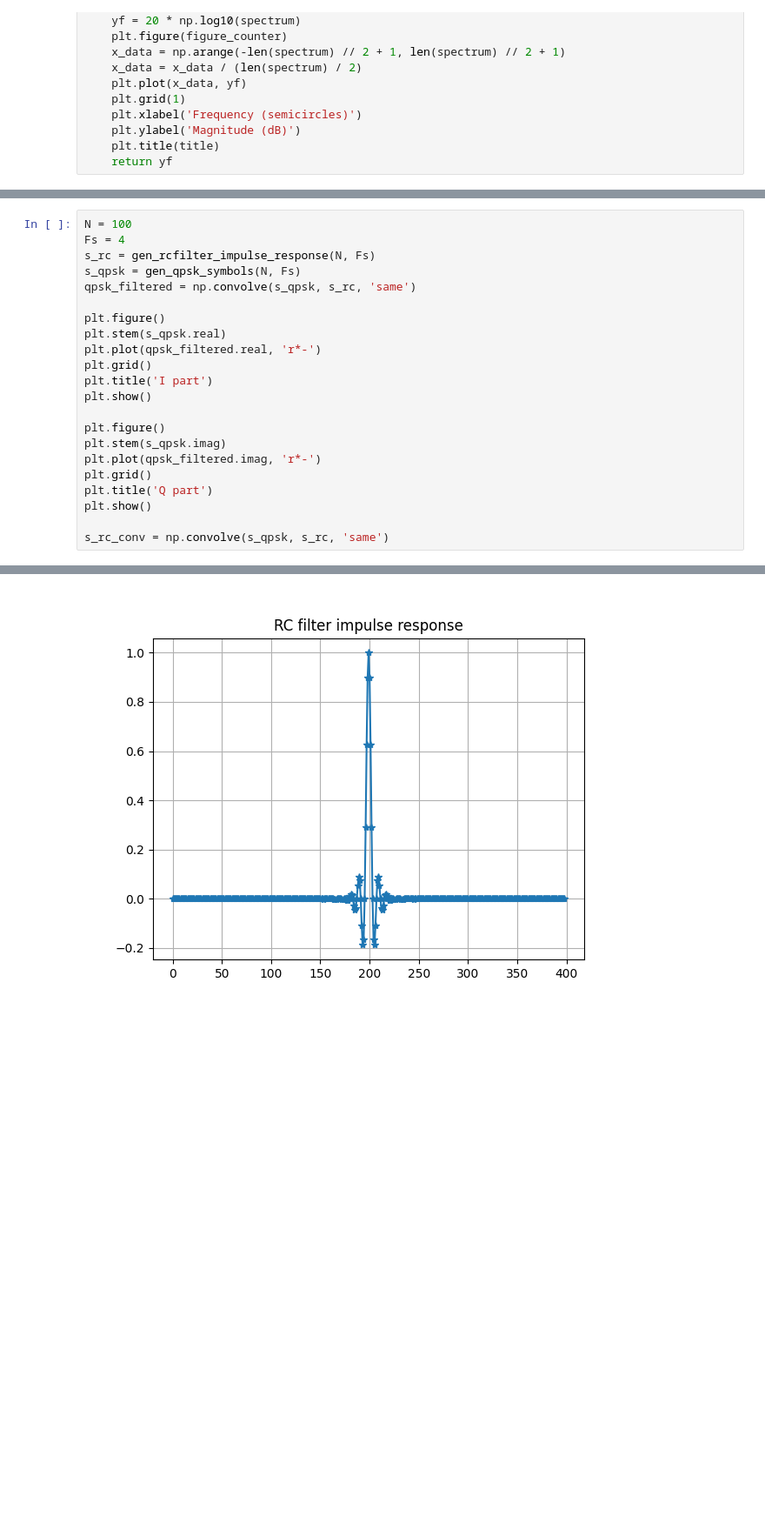
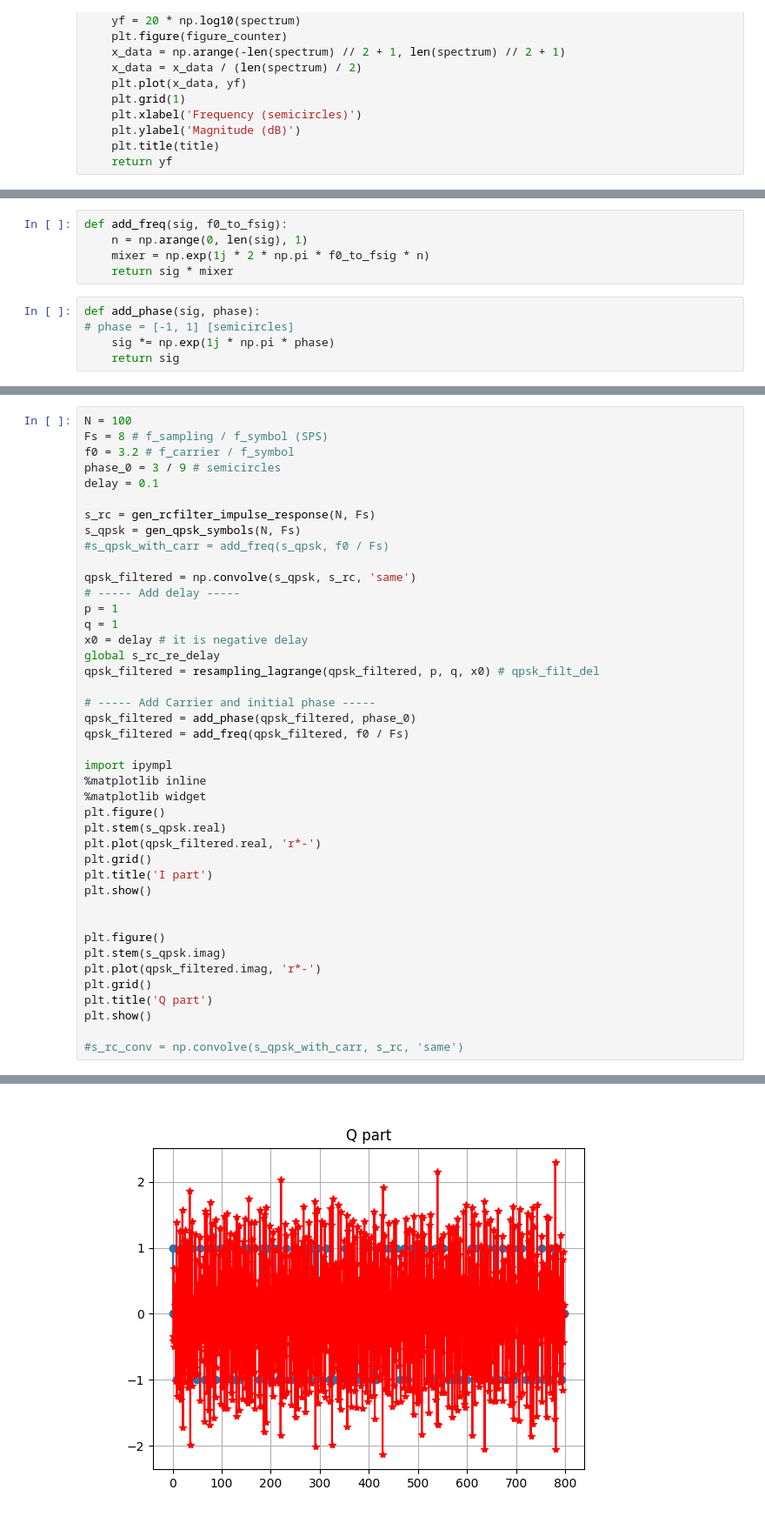
Before and after one commit to incredibleSaint/signal_processing, a Jupyter notebook: qpsk_visualization.ipynb, the cells around one changed output, grey strips where cells are left out. Shown: that part at 87% size. Drawn from its saved outputs; the diff is of its cells as text; blank space fills up the shorter version.

Commit message:
[f] sps [+] carrier frequency

```diff
--- a/qpsk_visualization.ipynb
+++ b/qpsk_visualization.ipynb
@@ -88,4 +95,14 @@ def gen_rcfilter_impulse_response(n, fs):
     return s_psf
+# %%
+def add_freq(sig, f0_to_fsig):
+    n = np.arange(0, len(sig), 1)
+    mixer = np.exp(1j * 2 * np.pi * f0_to_fsig * n)
+    return sig * mixer
+# %%
+def add_phase(sig, phase):
+# phase = [-1, 1] [semicircles]
+    sig *= np.exp(1j * np.pi * phase)
+    return sig
 # %%
 def gen_qpsk_symbols(n_symb, fs):
     # create IQ of QPSK
@@ -98,17 +116,37 @@ def gen_qpsk_symbols(n_symb, fs):
     return iq_ups
 # %%
 N = 100
-Fs = 4
+Fs = 8 # f_sampling / f_symbol (SPS)
+f0 = 3.2 # f_carrier / f_symbol
+phase_0 = 3 / 9 # semicircles
+delay = 0.1
+
 s_rc = gen_rcfilter_impulse_response(N, Fs)
 s_qpsk = gen_qpsk_symbols(N, Fs)
+#s_qpsk_with_carr = add_freq(s_qpsk, f0 / Fs)
+
 qpsk_filtered = np.convolve(s_qpsk, s_rc, 'same')
+# ----- Add delay -----
+p = 1
+q = 1
+x0 = delay # it is negative delay
+global s_rc_re_delay
+qpsk_filtered = resampling_lagrange(qpsk_filtered, p, q, x0) # qpsk_filt_del
 
+# ----- Add Carrier and initial phase -----
+qpsk_filtered = add_phase(qpsk_filtered, phase_0)
+qpsk_filtered = add_freq(qpsk_filtered, f0 / Fs)
+
+import ipympl
+%matplotlib inline
+%matplotlib widget
 plt.figure()
 plt.stem(s_qpsk.real)
 plt.plot(qpsk_filtered.real, 'r*-')
 plt.grid()
 plt.title('I part')
 plt.show()
+
 
 plt.figure()
 plt.stem(s_qpsk.imag)
@@ -117,5 +155,5 @@ plt.grid()
 plt.title('Q part')
 plt.show()
 
-s_rc_conv = np.convolve(s_qpsk, s_rc, 'same')
+#s_rc_conv = np.convolve(s_qpsk_with_carr, s_rc, 'same')
 # %% [output]
@@ -124,2 +162,2 @@ s_rc_conv = np.convolve(s_qpsk, s_rc, 'same')
-[figure, old version]
+[figure, new version]
 # %%
```
Also changed, not shown: parts of 13 cells of this notebook.
